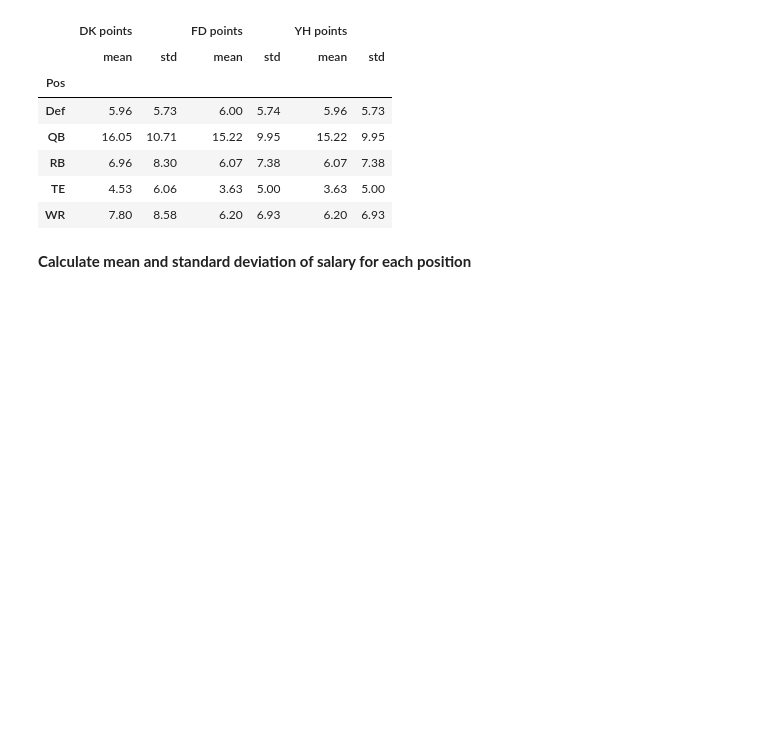
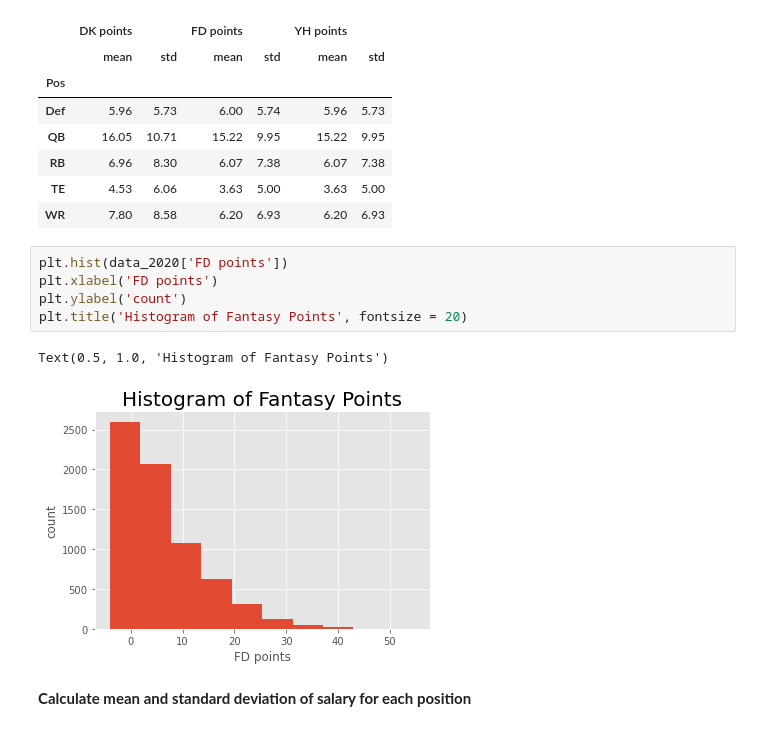
Before and after one commit to hjgoode3/NYCDSA_Python_Project, a Jupyter notebook: Data_Analysis.ipynb, the cells around one changed output. Saved outputs shown, nothing was run; the diff lists cells and outputs as text; blank space fills up the shorter version.

```diff
--- a/Data_Analysis.ipynb
+++ b/Data_Analysis.ipynb
@@ -95,6 +95,14 @@ data_2020.groupby('Pos')['DK points','FD points', 'YH points'].agg(['mean', 'std
 | RB | 6.96 | 8.30 | 6.07 | 7.38 | 6.07 | 7.38 |
 | TE | 4.53 | 6.06 | 3.63 | 5.00 | 3.63 | 5.00 |
 | WR | 7.80 | 8.58 | 6.20 | 6.93 | 6.20 | 6.93 |
+# %%
+plt.hist(data_2020['FD points'])
+plt.xlabel('FD points')
+plt.ylabel('count')
+plt.title('Histogram of Fantasy Points', fontsize = 20)
+# %% [output]
+Text(0.5, 1.0, 'Histogram of Fantasy Points')
+[figure, added]
 # %% [markdown]
 **Calculate mean and standard deviation of salary for each position**
 # %%
```
Also changed, not shown: parts of 1 cell of this notebook, 1 other file.
